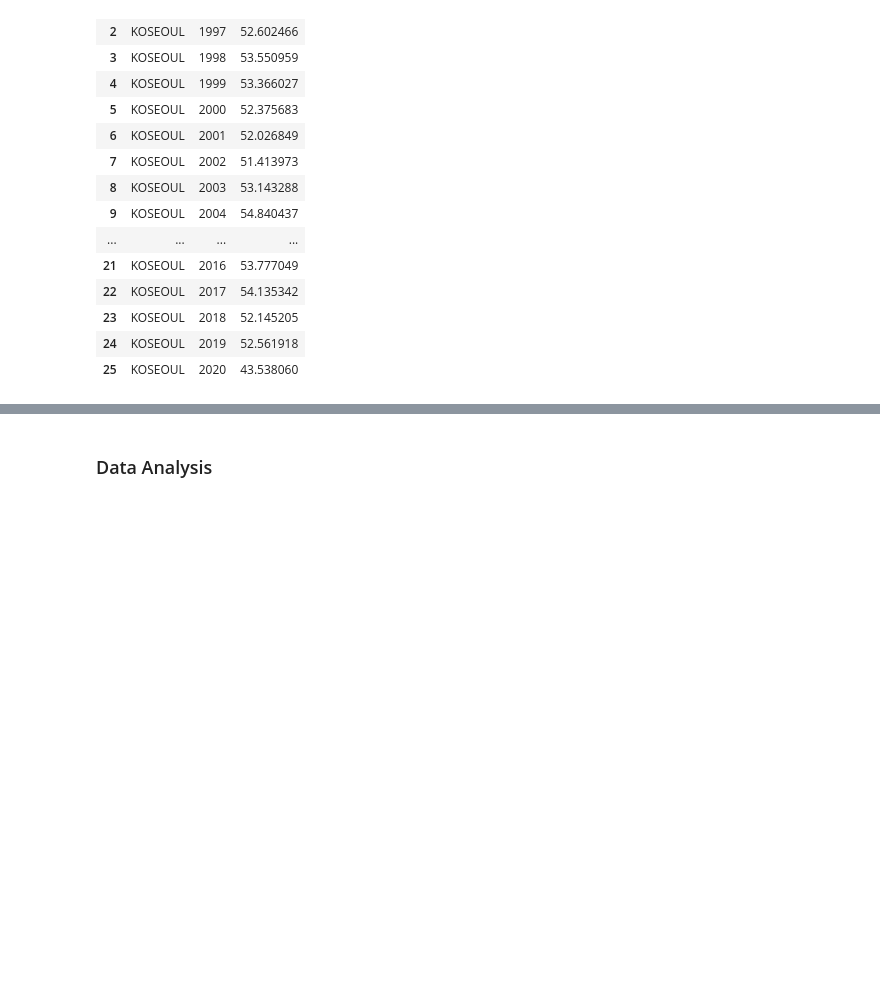
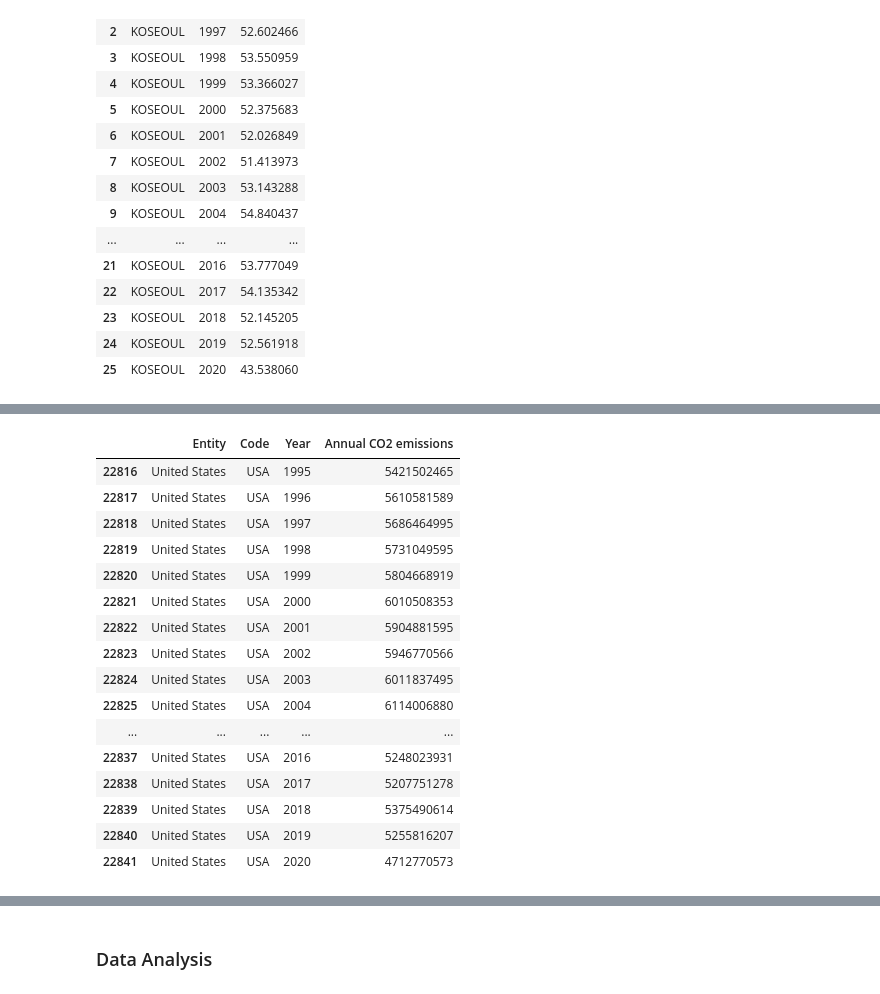
Before and after one commit to Wook22/UC-DAVIS, a Jupyter notebook: STA141B/STA141B.ipynb, the cells around one changed output, grey strips where cells are left out. Drawn from its saved outputs; the diff is of its cells as text; code cells hidden in the pictures; blank space fills up the shorter version.

```diff
--- a/STA141B/STA141B.ipynb
+++ b/STA141B/STA141B.ipynb
@@ -724,0 +743,25 @@ Compares to the US dataset...
+# %%
+year_range = []
+for i in range(1995,2021):
+    year_range.append(i)
+co2_us = co2_df.loc[(co2_df["Code"]=="USA") & (co2_df["Year"].isin(year_range))]
+
+co2_us
+# %% [output]
+|  | Entity | Code | Year | Annual CO2 emissions |
+| 22816 | United States | USA | 1995 | 5421502465 |
+| 22817 | United States | USA | 1996 | 5610581589 |
+| 22818 | United States | USA | 1997 | 5686464995 |
+| 22819 | United States | USA | 1998 | 5731049595 |
+| 22820 | United States | USA | 1999 | 5804668919 |
+| 22821 | United States | USA | 2000 | 6010508353 |
+| 22822 | United States | USA | 2001 | 5904881595 |
+| 22823 | United States | USA | 2002 | 5946770566 |
+| 22824 | United States | USA | 2003 | 6011837495 |
+| 22825 | United States | USA | 2004 | 6114006880 |
+| ... | ... | ... | ... | ... |
+| 22837 | United States | USA | 2016 | 5248023931 |
+| 22838 | United States | USA | 2017 | 5207751278 |
+| 22839 | United States | USA | 2018 | 5375490614 |
+| 22840 | United States | USA | 2019 | 5255816207 |
+| 22841 | United States | USA | 2020 | 4712770573 |
```
Also changed, not shown: parts of 13 cells of this notebook, 3 other files.
